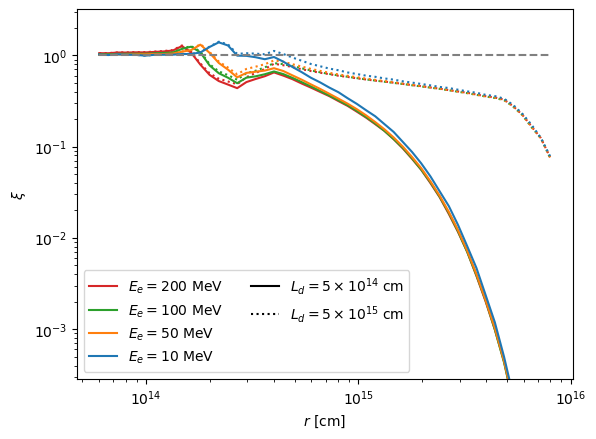
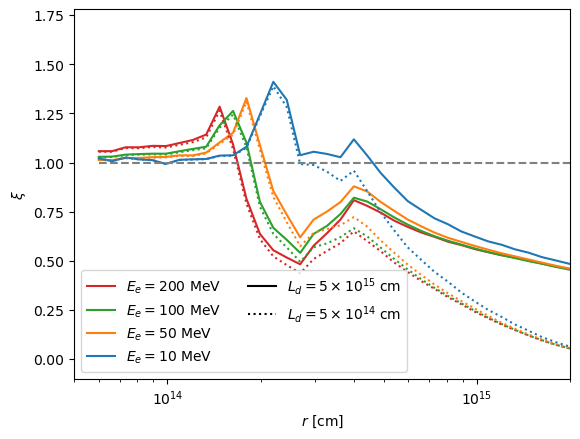
The notebook cell's code change between the first figure and the second:
--- before
+++ after
@@ -1,12 +1,16 @@
 empty_handle = mpatches.Rectangle((0, 0), 1, 1, fill=False, edgecolor='none', visible=False)
-colors = ['C3','C2','C1','C0']
+# colors = ['C3','C2','C1','C0']
+# labels = [200,100,50,10]
 fig,ax = plt.subplots()
-for i in range(4):
-    ax.plot(r_list,1/Ld2_dat[i],':',color=colors[i])
 
-plt1, = ax.plot(r_list,1/Ld1_dat[0],color='C3',label=r'$E_e=200$ MeV')
-plt2, = ax.plot(r_list,1/Ld1_dat[1],color='C2',label=r'$E_e=100$ MeV')
-plt3, = ax.plot(r_list,1/Ld1_dat[2],color='C1',label=r'$E_e=50$ MeV')
-plt4, = ax.plot(r_list,1/Ld1_dat[3],color='C0',label=r'$E_e=10$ MeV')
+plt1, = ax.plot(r_list,1/Ld2_dat[0],color='C3',label=r'$E_e=200$ MeV')
+plt2, = ax.plot(r_list,1/Ld2_dat[1],color='C2',label=r'$E_e=100$ MeV')
+plt3, = ax.plot(r_list,1/Ld2_dat[2],color='C1',label=r'$E_e=50$ MeV')
+plt4, = ax.plot(r_list,1/Ld2_dat[3],color='C0',label=r'$E_e=10$ MeV')
+
+ax.plot(r_list,1/Ld1_dat[0],':',color='C3')
+ax.plot(r_list,1/Ld1_dat[1],':',color='C2')
+ax.plot(r_list,1/Ld1_dat[2],':',color='C1')
+ax.plot(r_list,1/Ld1_dat[3],':',color='C0')
 ax.plot([r_list[0],r_list[-1]],[1,1],'--',color='gray')
 
@@ -15,6 +19,7 @@
 plt6, = ax.plot([1e14,1e14],[1e4,1e4],':',color='black',label=r'$L_d=5\times 10^{14}$ cm')
 
+
 handles = [plt1, plt2, plt3, plt4, plt5, plt6, empty_handle, empty_handle]
-labels = [r'$E_e=200$ MeV', r'$E_e=100$ MeV', r'$E_e=50$ MeV', r'$E_e=10$ MeV', r'$L_d=5\times 10^{14}$ cm', r'$L_d=5\times 10^{15}$ cm', '', '']
+labels = [r'$E_e=200$ MeV', r'$E_e=100$ MeV', r'$E_e=50$ MeV', r'$E_e=10$ MeV', r'$L_d=5\times 10^{15}$ cm', r'$L_d=5\times 10^{14}$ cm', '', '']
 
 ax.set_xlabel(r'$r$ [cm]')
@@ -22,4 +27,6 @@
 ax.set_xscale('log')
 ax.legend(handles=handles, labels=labels, ncol=2)
-ax.set_yscale('log')
-ax.set_ylim(1/3500,3.2)
+#ax.set_yscale('log')
+ax.set_xlim(5e13,2e15)
+ax.set_ylim(-0.1,1.78)
+#plt.savefig('xi.pdf',bbox_inches='tight')

Commit: Update plots.ipynb